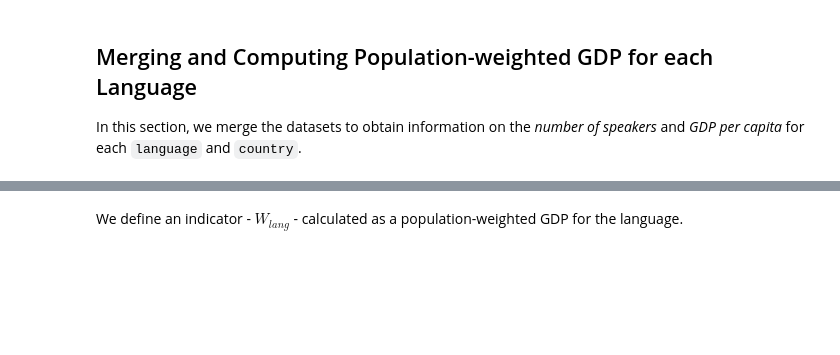
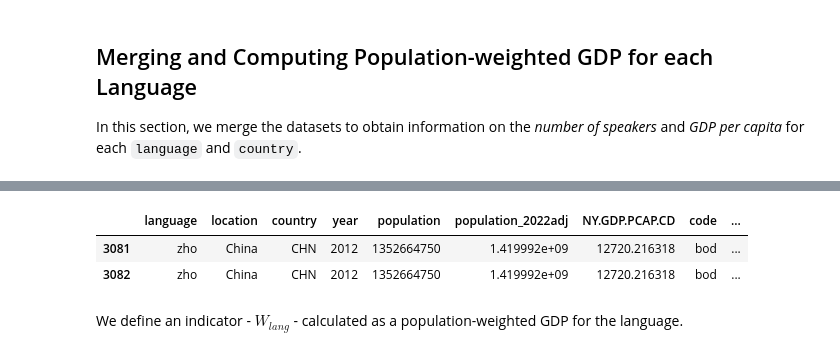
Before and after one commit to worldbank/double-jeopardy-in-llms, a Jupyter notebook: notebooks/compute-premium-costs.ipynb, the cells around one changed output, grey strips where cells are left out. Saved outputs shown, nothing was run; the diff lists cells and outputs as text; code cells hidden in the pictures; blank space fills up the shorter version.

```diff
--- a/notebooks/compute-premium-costs.ipynb
+++ b/notebooks/compute-premium-costs.ipynb
@@ -150,2 +170,8 @@ df = LANG_POP.merge(
+# %%
+df[df["lang"] == "zho"]
+# %% [output]
+|  | language | location | country | year | population | population_2022adj | NY.GDP.PCAP.CD | code | ... |
+| 3081 | zho | China | CHN | 2012 | 1352664750 | 1.419992e+09 | 12720.216318 | bod | ... |
+| 3082 | zho | China | CHN | 2012 | 1352664750 | 1.419992e+09 | 12720.216318 | bod | ... |
 # %% [markdown]
 We define an indicator - $W_{lang}$ -  calculated as a population-weighted GDP for the language.
```
Also changed, not shown: parts of 16 cells of this notebook, 4 other files.
